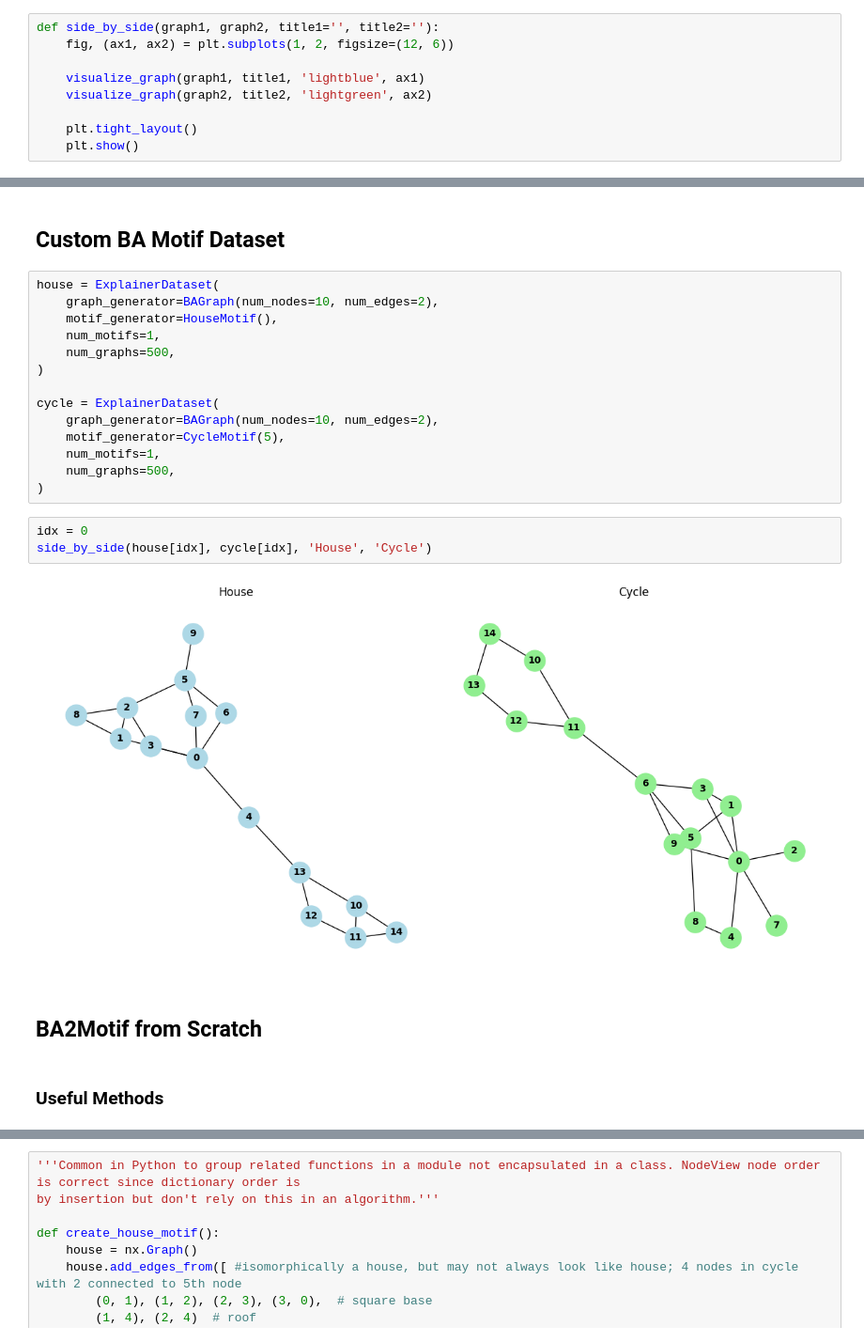
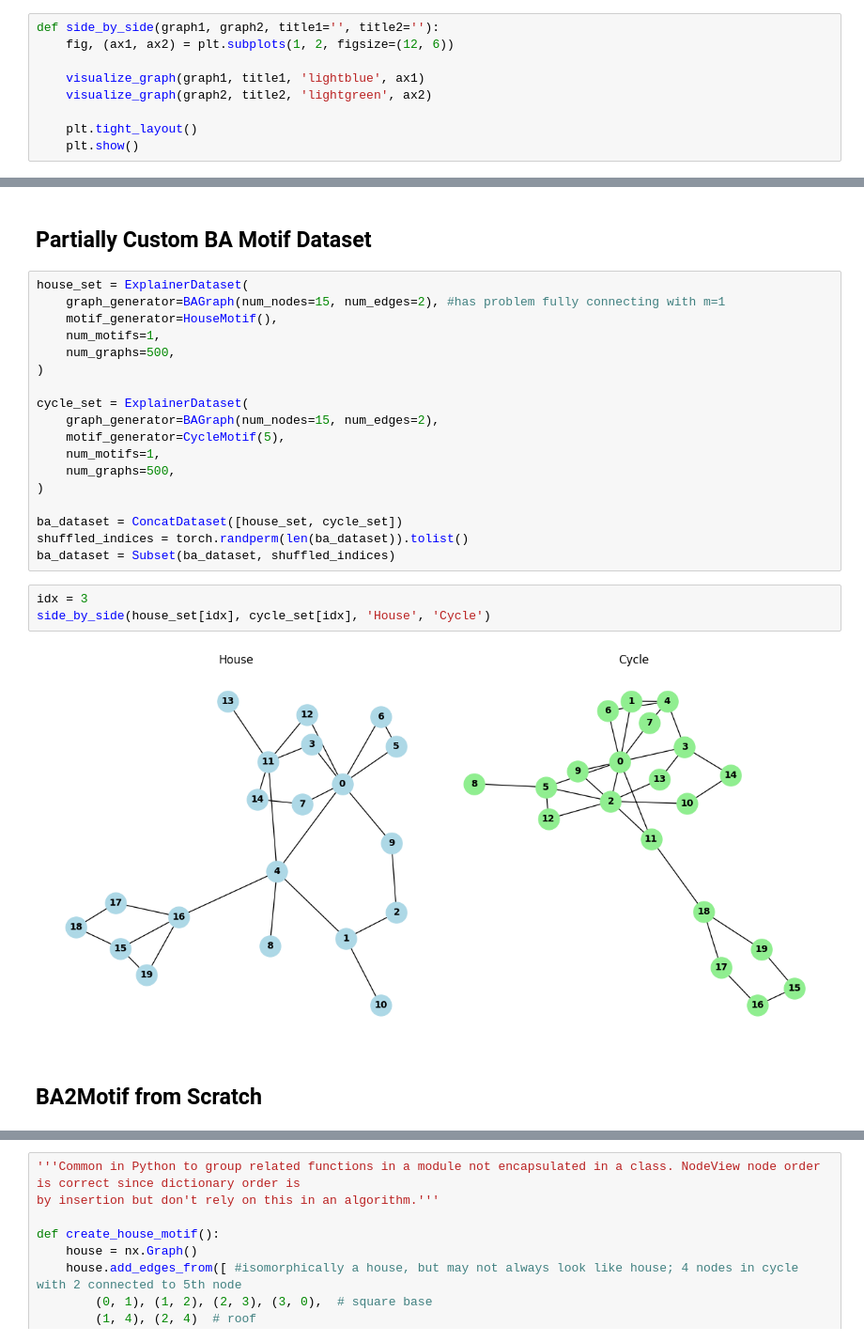
Before and after one commit to dariansal/graphs-deep-learning-explainability, a Jupyter notebook: notebooks/BA2Motifs-scratch.ipynb, the cells around one changed output, grey strips where cells are left out. Shown at 94% size. Drawn from its saved outputs; the diff is of its cells as text.

```diff
--- a/notebooks/BA2Motifs-scratch.ipynb
+++ b/notebooks/BA2Motifs-scratch.ipynb
@@ -106,25 +108,27 @@ side_by_side(house_graph, cycle_graph, title1='House', title2='Cycle')
 # %% [markdown]
-## __Custom BA Motif Dataset__
+## __Partially Custom BA Motif Dataset__
 # %%
-house = ExplainerDataset(
-    graph_generator=BAGraph(num_nodes=10, num_edges=2),
+house_set = ExplainerDataset(
+    graph_generator=BAGraph(num_nodes=15, num_edges=2), #has problem fully connecting with m=1
     motif_generator=HouseMotif(),
     num_motifs=1,
     num_graphs=500,
 )
 
-cycle = ExplainerDataset(
-    graph_generator=BAGraph(num_nodes=10, num_edges=2),
+cycle_set = ExplainerDataset(
+    graph_generator=BAGraph(num_nodes=15, num_edges=2),
     motif_generator=CycleMotif(5),
     num_motifs=1,
     num_graphs=500,
 )
+
+ba_dataset = ConcatDataset([house_set, cycle_set])
+shuffled_indices = torch.randperm(len(ba_dataset)).tolist()
+ba_dataset = Subset(ba_dataset, shuffled_indices)
 # %%
-idx = 0
-side_by_side(house[idx], cycle[idx], 'House', 'Cycle')
+idx = 3
+side_by_side(house_set[idx], cycle_set[idx], 'House', 'Cycle')
 # %% [output]
-[figure, old version]
+[figure, new version]
 # %% [markdown]
 ## __BA2Motif from Scratch__
-# %% [markdown]
-### __Useful Methods__
```
Also changed, not shown: parts of 14 cells of this notebook, 1 other file.
